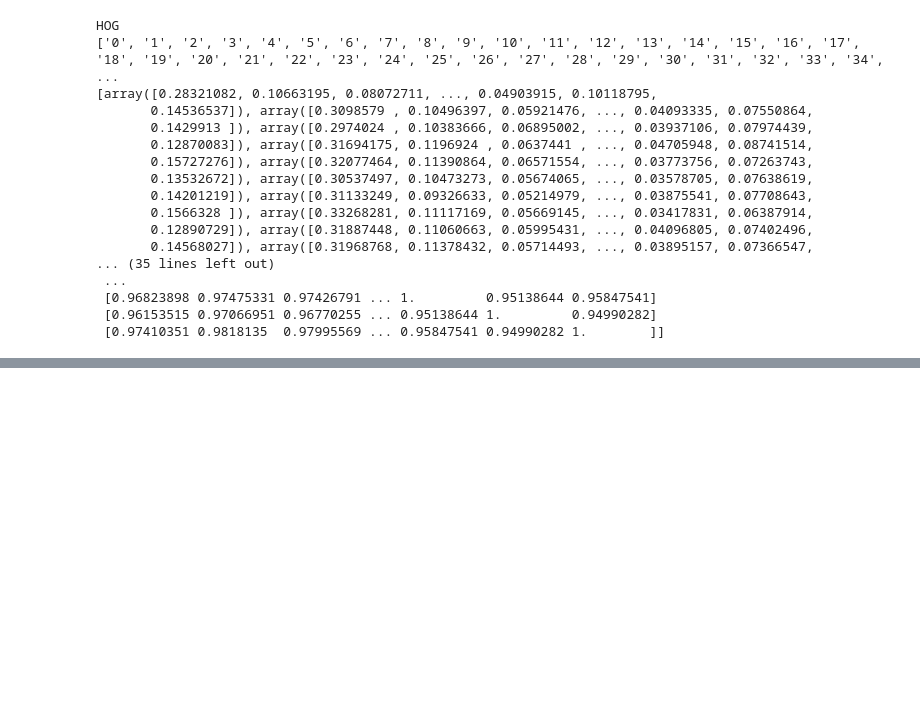
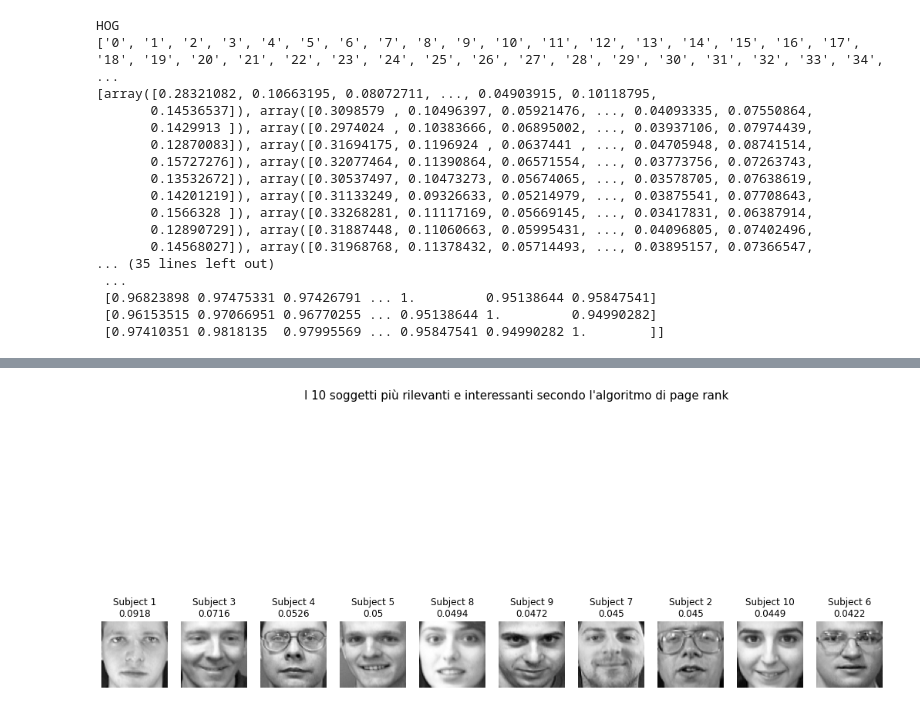
Before and after one commit to LivioScarpi/Progetto_DBM, a Jupyter notebook: Task Puliti/task8_secondaparte.ipynb, the cells around one changed output, grey strips where cells are left out. Drawn from its saved outputs; the diff is of its cells as text; code cells hidden in the pictures; blank space fills up the shorter version.

```diff
--- a/Task Puliti/task8_secondaparte.ipynb
+++ b/Task Puliti/task8_secondaparte.ipynb
@@ -186,0 +116,5 @@ pagerank(graph)
+# %%
+result = pagerank(graph)
+# %%
+sorted_result = sorted(result.items(), key=operator.itemgetter(1),reverse=True)
+print('Dictionary in ascending order by value : ',sorted_result)
@@ -186,0 +123,2 @@ pagerank(graph)
+# %%
+firstM = sorted_result[0:m]
@@ -186,0 +138,32 @@ pagerank(graph)
+# %%
+
+import math
+# numero di immagini simili che vogliamo ottenere
+k = 5
+
+w = 10
+h = 10
+columns = 11    # le colonne sono 11 per riga
+rows = math.trunc(k / 10) + 1
+
+fig = plt.figure(figsize=(20, 10))
+fig.suptitle('I ' + str(m) + ' soggetti più rilevanti e interessanti secondo l\'algoritmo di page rank ', fontsize=15)
+# plt.axis('off')
+currentIndex = 1
+
+for j in range(len(firstM)):
+    imageName = 'image-original-' + str(firstM[j][0]) + '-1.png'
+    # load the image
+    image = Image.open('./secondaparte/images/' + imageName)
+
+    fig.add_subplot(rows, columns, currentIndex)
+    plt.imshow(image, cmap='gray')
+    plt.axis('off')
+    plt.title('Subject ' + str(firstM[j][0]) + "\n" +
+              str(truncate(firstM[j][1],4)))
+
+    currentIndex += 1
+
+plt.show()
+# %% [output]
+[figure, added]
```
Also changed, not shown: parts of 10 cells of this notebook.
